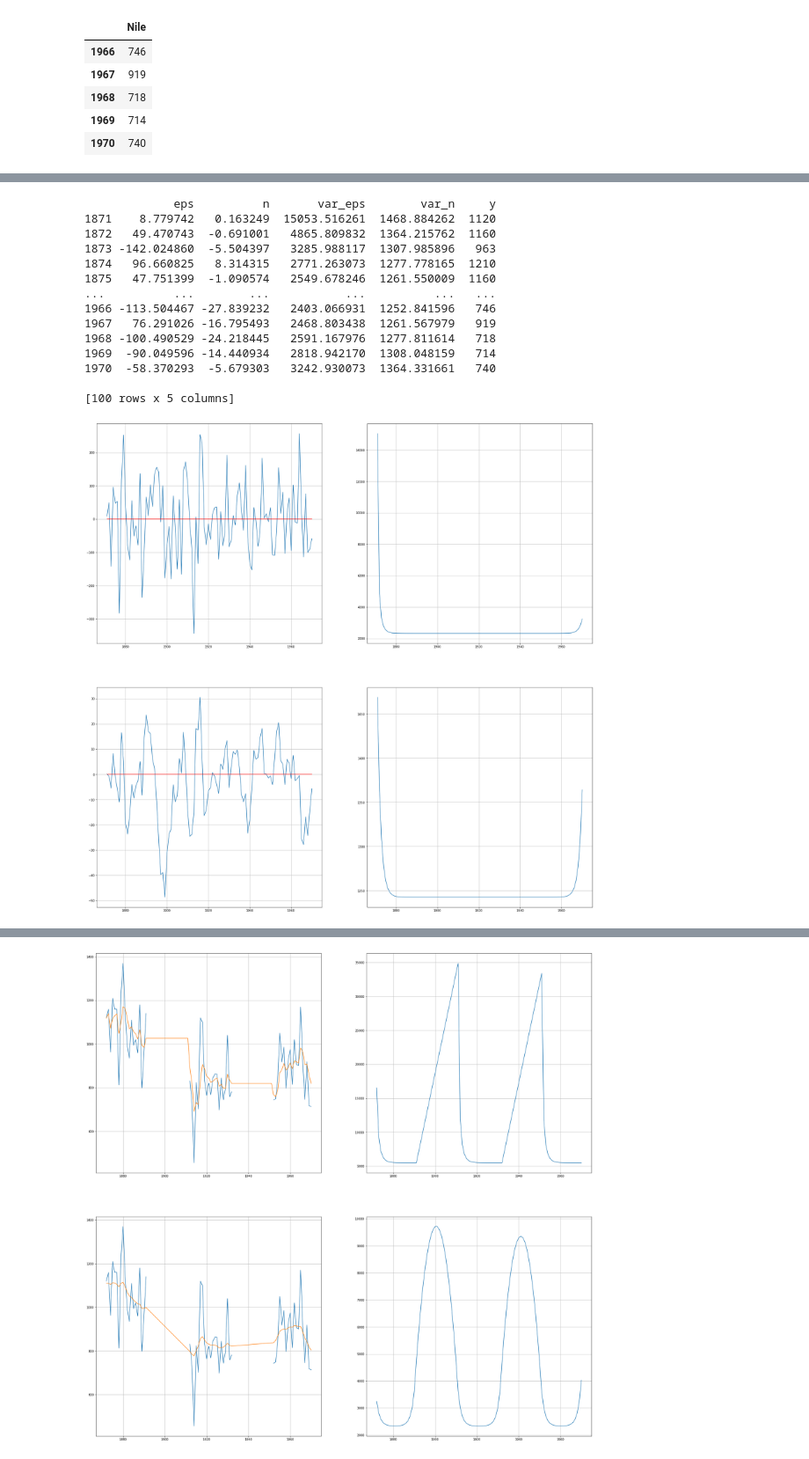
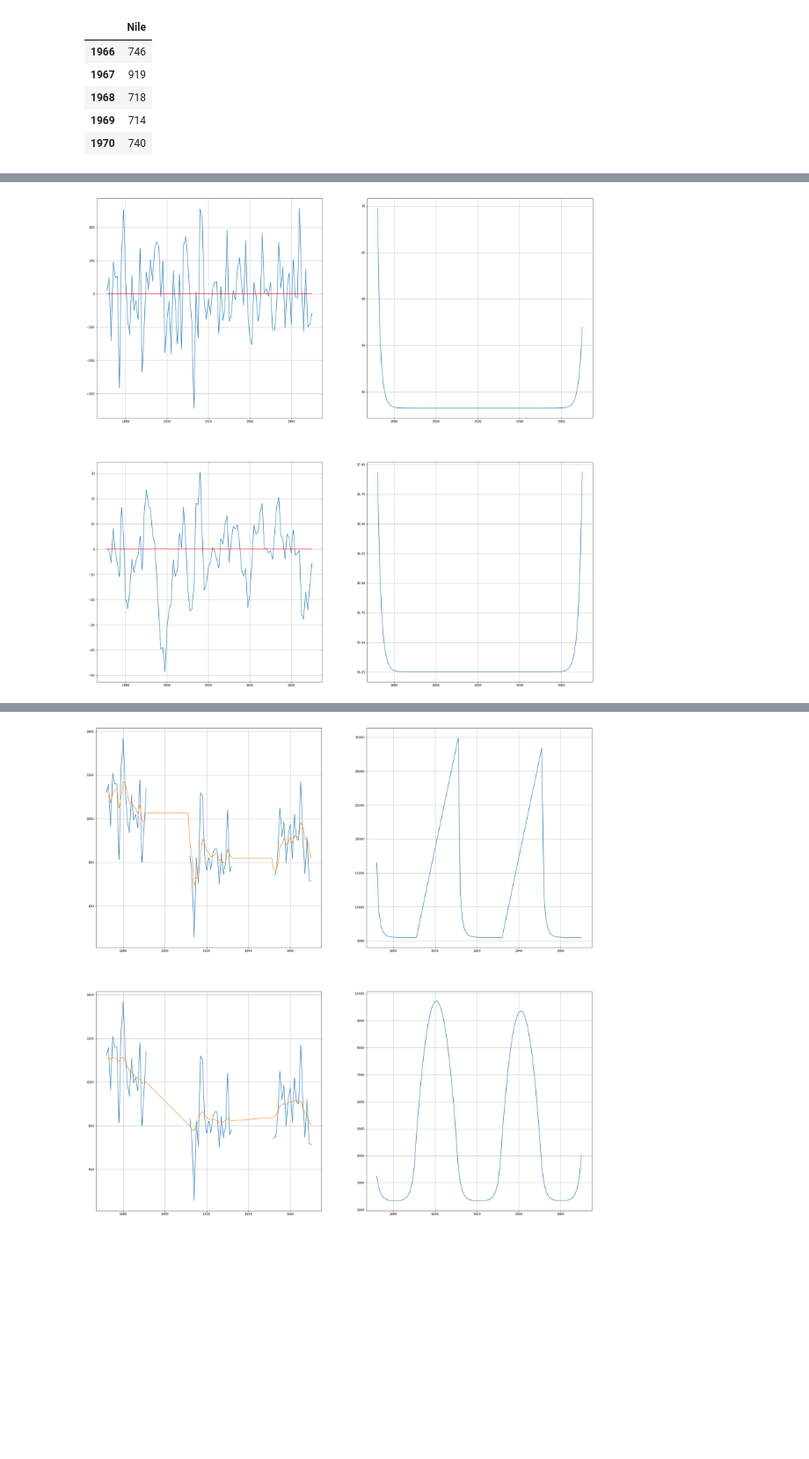
Before and after one commit to siemfenne/timeseriesmodels-vu, a Jupyter notebook: main.ipynb, the cells around one changed output, grey strips where cells are left out. Shown at 88% size. Cells and saved outputs as stored; diff of their text form; code cells hidden in the pictures; blank space fills up the shorter version.

```diff
--- a/main.ipynb
+++ b/main.ipynb
@@ -17,7 +20,7 @@ df.tail()
 | 1970 | 740 |
 # %%
 def Kalman_filter(series:pd.Series, P1:float, a1:float, s2_e:float, s2_n:float):
-    t_crit = 1.57
+    t_crit = 1.6448
     y_list = series.copy().to_list()
     r = pd.DataFrame(columns=['a', 'P', 'v', 'F', 'K', 'ci'])
 
@@ -32,7 +35,7 @@ def Kalman_filter(series:pd.Series, P1:float, a1:float, s2_e:float, s2_n:float):
         K = P/F
 
         # store result for t=i
-        r.loc[i] = [a, P, v, F, K, t_crit * F**.5]
+        r.loc[i] = [a, P, v, F, K, (t_crit * P**.5)]
 
         if np.isnan(y):
             # filter (nowcasting)
@@ -60,8 +63,6 @@ def Kalman_filter(series:pd.Series, P1:float, a1:float, s2_e:float, s2_n:float):
 
 df_kf = Kalman_filter(series = df.Nile, P1=1e7, a1=0, s2_e = 15099, s2_n = 1469.1)
 df_kf = df_kf.iloc[1:]
-
-print(df_kf)
 
 fig, axs = plt.subplots(2,2, figsize=(20,10))
 
@@ -115,6 +99,7 @@ for row in axs:
 def Kalman_smoother(y: pd.Series, P1: float, a1: float, s2_e: float, s2_n: float, r_n: float, N_n: float):
     df_kf = Kalman_filter(y, P1, a1, s2_e, s2_n)
     ind = df_kf.index
+    t_crit = 1.644
     df_kf = df_kf.iloc[::-1].reset_index(drop=True)
     df_ks = pd.DataFrame(columns=['r', 'a', 'N', 'V', 'err'])
 
@@ -133,7 +118,7 @@ def Kalman_smoother(y: pd.Series, P1: float, a1: float, s2_e: float, s2_n: float
         a = row['a'] + row['P']*r
         V = row['P'] - row['P']**2 * N
 
-        df_ks.loc[i] = [r, a, N, V, V**0.5]
+        df_ks.loc[i] = [r, a, N, V, t_crit*V**0.5]
 
     # store existing data
     df_ks["y"] = df_kf["y"]
@@ -145,12 +130,11 @@ def Kalman_smoother(y: pd.Series, P1: float, a1: float, s2_e: float, s2_n: float
     return df_ks
 
 df_ks = Kalman_smoother(y=df.Nile, P1=10**7, a1=0, s2_e = 15099, s2_n = 1469.1, r_n = 0, N_n = 0)
-print(df_ks)
 fig, axs = plt.subplots(2,2, figsize=(30,30))
 
 # upper left
 ax = axs[0,0]
-ax.scatter(df.index, df.Nile, s=5)
+ax.scatter(df.index, df.Nile, s=15)
 ax.plot(df_ks.index, df_ks.a)
 ax.plot(df_ks.index, df_ks.a-df_ks.err)
 ax.plot(df_ks.index, df_ks.a+df_ks.err)
@@ -200,7 +167,7 @@ def dist_smoothing(y: pd.Series, P1, a1, s2_e, s2_n, r_int, N_int):
     series = y.copy().to_list()
     df_kf = Kalman_filter(y, P1,a1, s2_e, s2_n)
     df_ks = Kalman_smoother(y, P1, a1, s2_e, s2_n, r_int, N_int)
-    df_ds = pd.DataFrame(columns=['eps', 'n', 'var_eps', 'var_n'])
+    df_ds = pd.DataFrame(columns=['eps', 'n', 'var_eps', 'var_n', 'D'])
 
     for i, row in df_ks.iterrows():
 
@@ -211,57 +178,42 @@ def dist_smoothing(y: pd.Series, P1, a1, s2_e, s2_n, r_int, N_int):
         var_n = s2_n - s2_n**2 * row.N
         n = s2_n * row.r
 
-        df_ds.loc[i] = [eps, n, var_eps, var_n]
+        df_ds.loc[i] = [eps, n, var_eps, var_n, D]
 
     df_ds.index = df_ks.index
     df_ds["y"] = df_ks["y"]
 
     return df_ds
 
 df_ds = dist_smoothing(y=df.Nile, P1=1e7, a1=0, s2_e=15099, s2_n=1469.1, r_int=0, N_int=0)
-print(df_ds)
 fig, axs = plt.subplots(2,2, figsize=(30,30))
 
 # upper left
 ax = axs[0,0]
 ax.plot(df_ds.index, df_ds['eps'])
 ax.hlines(y = 0, xmin= df.index.min(), xmax=df.index.max(), color = 'r', linestyle = '-')
 
 # lower left
 ax = axs[1,0]
 ax.plot(df_ds.index, df_ds['n'])
 ax.hlines(y = 0, xmin= df.index.min(), xmax=df.index.max(), color = 'r', linestyle = '-')
 
 # upper right
 ax = axs[0,1]
-ax.plot(df_ds.index, df_ds['var_eps'])
+ax.plot(df_ds.index[1:], df_ds['var_eps'][1:]**0.5)
 
 
 # lower right
 ax = axs[1,1]
-ax.plot(df_ds.index, df_ds['var_n'])
+ax.plot(df_ds.index[1:], df_ds['var_n'][1:]**0.5)
 
 # make nice plot
 for row in axs:
     for ax in row:
         ax.grid()
         pass
 # %% [output]
-             eps          n       var_eps        var_n     y
-1871    8.779742   0.163249  15053.516261  1468.884262  1120
-1872   49.470743  -0.691001   4865.809832  1364.215762  1160
-1873 -142.024860  -5.504397   3285.988117  1307.985896   963
-1874   96.660825   8.314315   2771.263073  1277.778165  1210
-1875   47.751399  -1.090574   2549.678246  1261.550009  1160
-...          ...        ...           ...          ...   ...
-1966 -113.504467 -27.839232   2403.066931  1252.841596   746
-1967   76.291026 -16.795493   2468.803438  1261.567979   919
-1968 -100.490529 -24.218445   2591.167976  1277.811614   718
-1969  -90.049596 -14.440934   2818.942170  1308.048159   714
-1970  -58.370293  -5.679303   3242.930073  1364.331661   740
-
-[100 rows x 5 columns]
-[figure, old version]
+[figure, new version]
 # %%
 def llm_sim(df, P1, a1, s2_e, s2_n, r_int, N_int, a1_plus):
 
```
Also changed, not shown: parts of 8 cells of this notebook.
